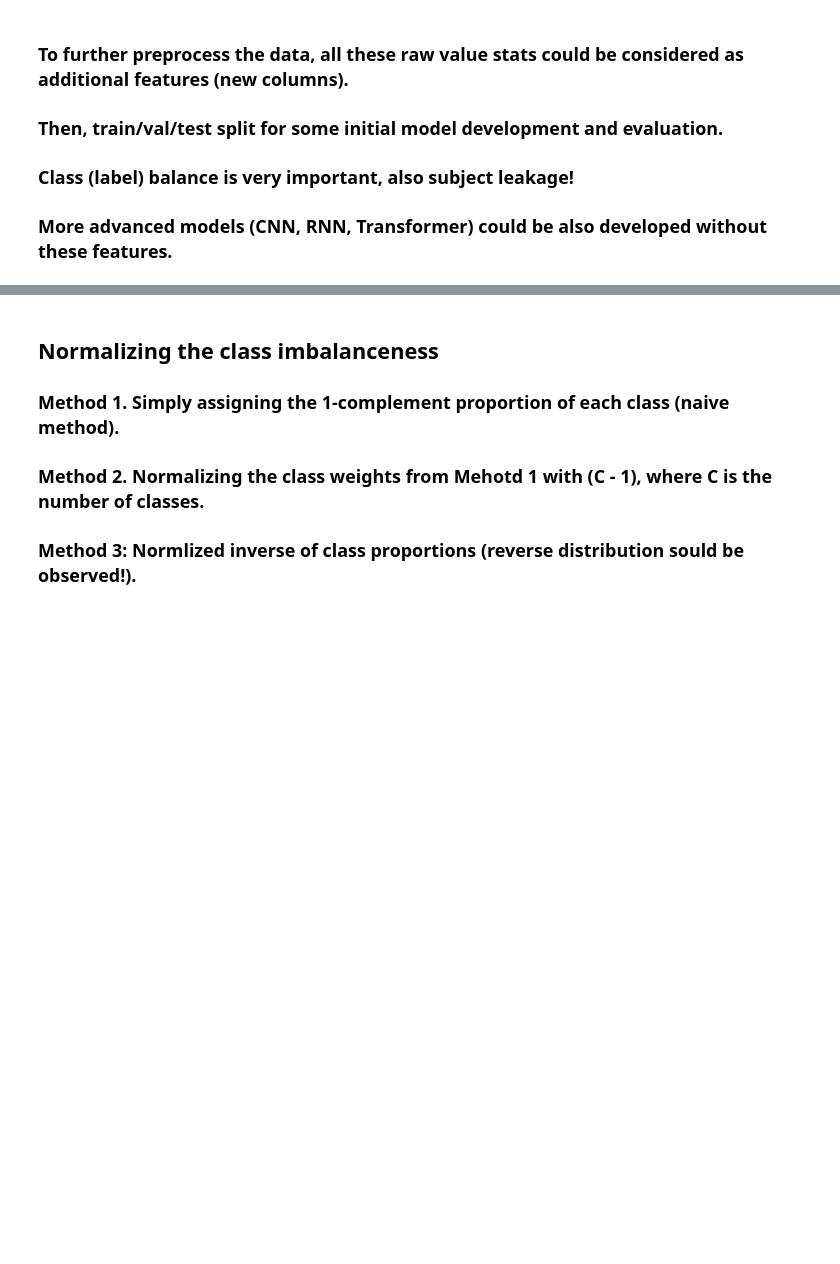
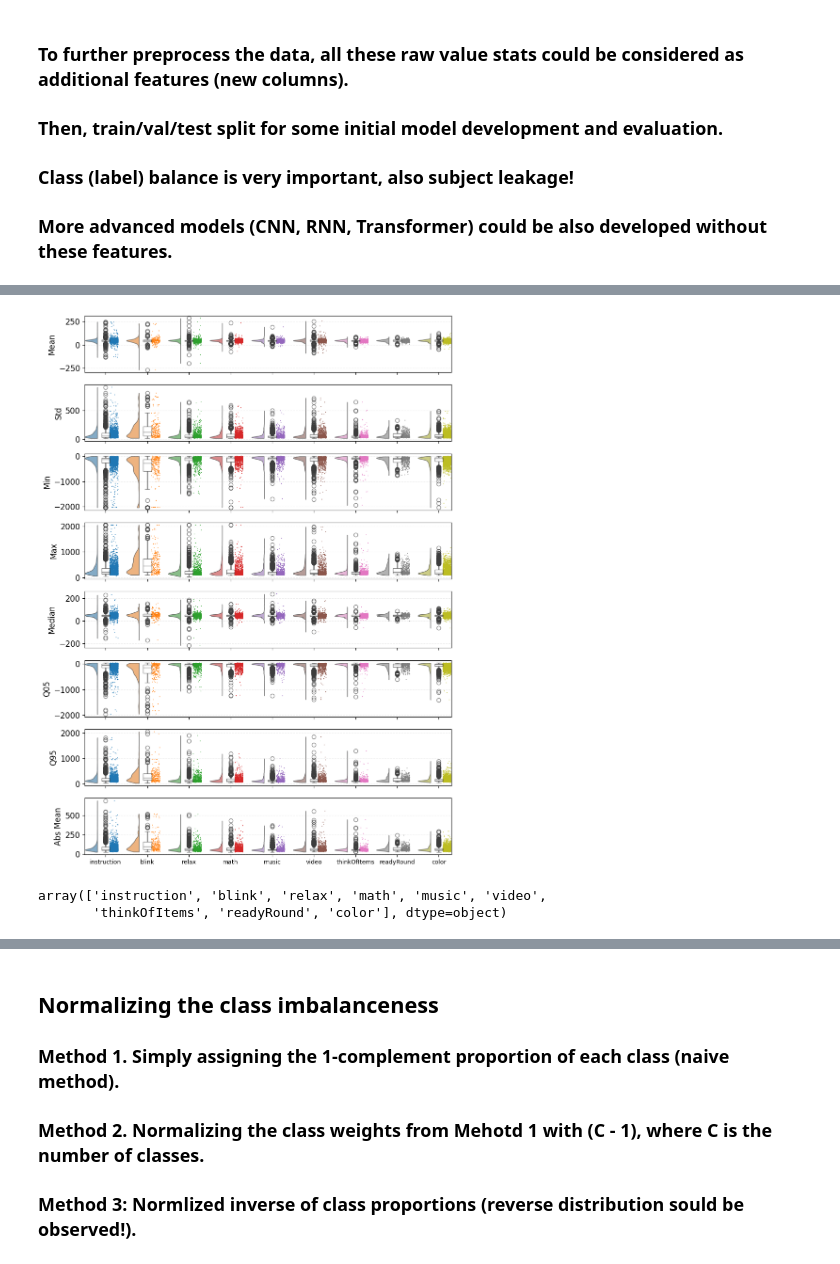
Before and after one commit to parhamkebria/EEG, a Jupyter notebook: EEG_Power_MLP.ipynb, the cells around one changed output, grey strips where cells are left out. Cells and saved outputs as stored; diff of their text form; code cells hidden in the pictures; blank space fills up the shorter version.

```diff
--- a/EEG_Power_MLP.ipynb
+++ b/EEG_Power_MLP.ipynb
@@ -531,8 +523,9 @@ plot_power_distribution()
 # %%
 def plot_raw_stats_distribution(data=eeg_data, columns=None, ncols=1, figsize_per_panel=(7, 3.5)):
     if columns is None:
-        inferred_cols = [f"raw_{stat}" for stat in raw_features.keys()]
-        columns = [col for col in inferred_cols if col in data.columns][1:]
+        inferred_cols = [f"{stat}" for stat in raw_features.keys()]
+        # Exclude len and clip_ratio as they are all identical (512, 0.0, respectively) across samples and classes.
+        columns = [col for col in inferred_cols if col in data.columns][1:-1]
 
     if not columns:
         raise ValueError("No raw-stat feature columns were found to plot.")
@@ -544,7 +537,7 @@ def plot_raw_stats_distribution(data=eeg_data, columns=None, ncols=1, figsize_pe
         nrows,
         ncols,
         # figsize=(figsize_per_panel[0] * ncols, figsize_per_panel[1] * nrows),
-        figsize=(15,18),
+        figsize=(9,12),
         # squeeze=False,
         sharex=True
     )
@@ -572,31 +565,33 @@ def plot_raw_stats_distribution(data=eeg_data, columns=None, ncols=1, figsize_pe
             x='label',
             y='value',
             orient='v',
             hue='label',
             width_viol=0.6,
             width_box=0.2,
             move=0.2,
             alpha=0.6,
             point_size=1.2,
             ax=ax
         )
 
         pretty_name = feature.removeprefix('raw_').replace('_', ' ').title()
         # ax.set_title(pretty_name)
         ax.set_xlabel('')
         ax.set_ylabel(pretty_name)
         ax.grid(axis='y', alpha=0.2, linestyle='--')
         if ax.get_legend() is not None:
             ax.get_legend().remove()
 
     for ax in axs[n_panels:]:
         ax.axis('off')
 
     last_row_start = max(0, (nrows - 1) * ncols)
     for ax in axs[last_row_start:last_row_start + ncols]:
         if ax.has_data():
-            ax.tick_params(axis='x', rotation=90)
+            ax.tick_params(axis='x', rotation=0, labelsize=9)
 
     plt.tight_layout()
     plt.show()
 plot_raw_stats_distribution()
+# %% [output]
+[figure, added]
@@ -604,0 +598,5 @@ eeg_data.columns
+# %%
+eeg_data['label'].unique()
+# %% [output]
+array(['instruction', 'blink', 'relax', 'math', 'music', 'video',
+       'thinkOfItems', 'readyRound', 'color'], dtype=object)
```
Also changed, not shown: parts of 8 cells of this notebook, 2 other files.
